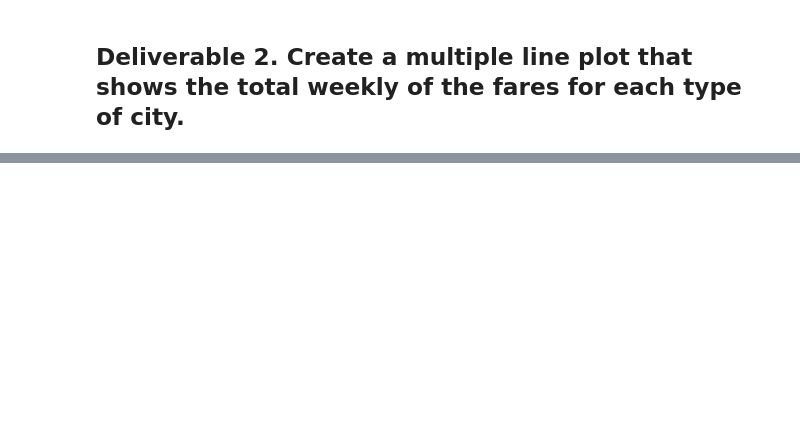
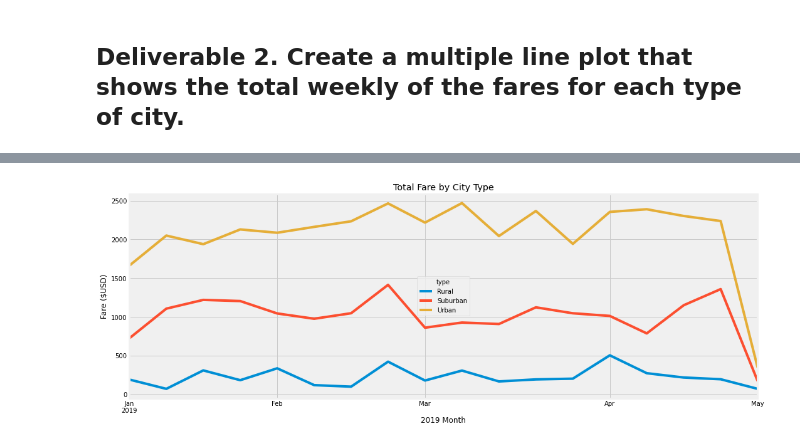
Before and after one commit to speplinski3/PyBer_Analysis, a Jupyter notebook: PyBer_Challenge.ipynb, the cells around one changed output, grey strips where cells are left out. Cells and saved outputs as stored; diff of their text form; code cells hidden in the pictures; blank space fills up the shorter version.

Commit message:
Challenge Modifications

```diff
--- a/PyBer_Challenge.ipynb
+++ b/PyBer_Challenge.ipynb
@@ -195,5 +217,7 @@ locbydate_df
 # %%
 # 6. Set the "date" index to datetime datatype. This is necessary to use the resample() method in Step 8.
 # df.index = pd.to_datetime(df.index)
+
+locbydate_df.index = pd.to_datetime(locbydate_df.index)
 # %%
 # 7. Check that the datatype for the index is datetime using df.info()
@@ -200,2 +227,5 @@ locbydate_df
 # %%
 # 8. Create a new DataFrame using the "resample()" function by week 'W' and get the sum of the fares for each week.
+
+locbydate_df = locbydate_df.resample('W').sum()
+locbydate_df
@@ -202,7 +251,20 @@ locbydate_df
 # %%
 # 8. Using the object-oriented interface method, plot the resample DataFrame using the df.plot() function.
 
 # Import the style from Matplotlib.
 from matplotlib import style
+
 # Use the graph style fivethirtyeight.
+
+
+ax = locbydate_df.plot(figsize=(16,6))
+ax.plot()
+ax.set_title('Total Fare by City Type')
+ax.set_ylabel('Fare ($USD)')
+ax.set_xlabel('2019 Month')
+
 style.use('fivethirtyeight')
+plt.savefig("Resources/Pyber_Challenge_Fig.png")
+plt.show()
+# %% [output]
+[figure, added]
```
Also changed, not shown: parts of 9 cells of this notebook, 1 other file.
